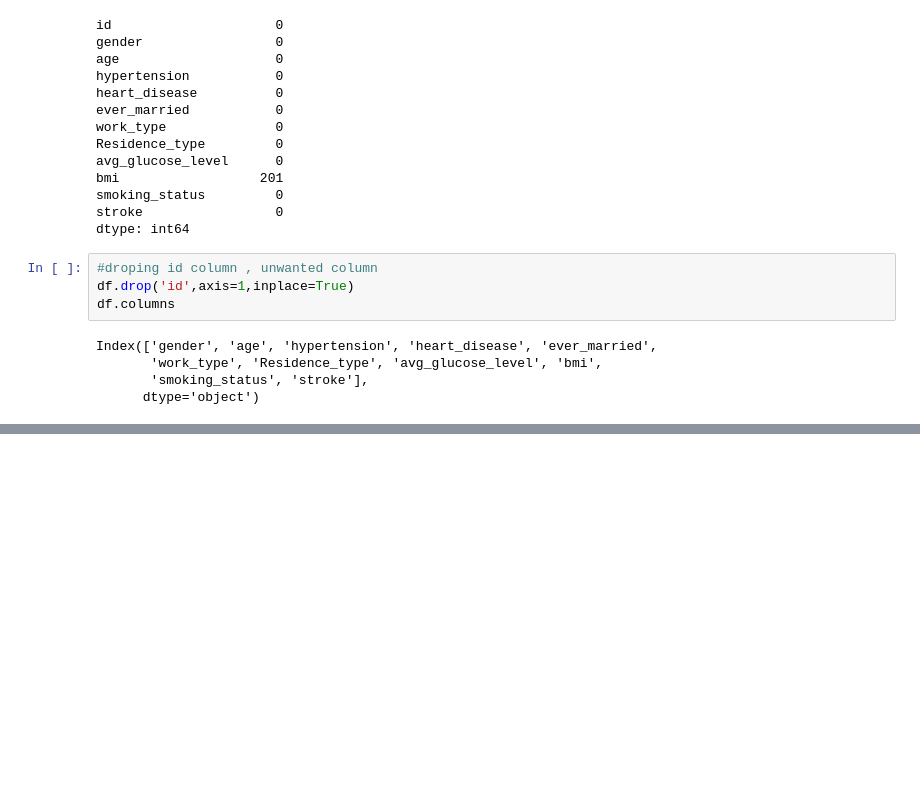
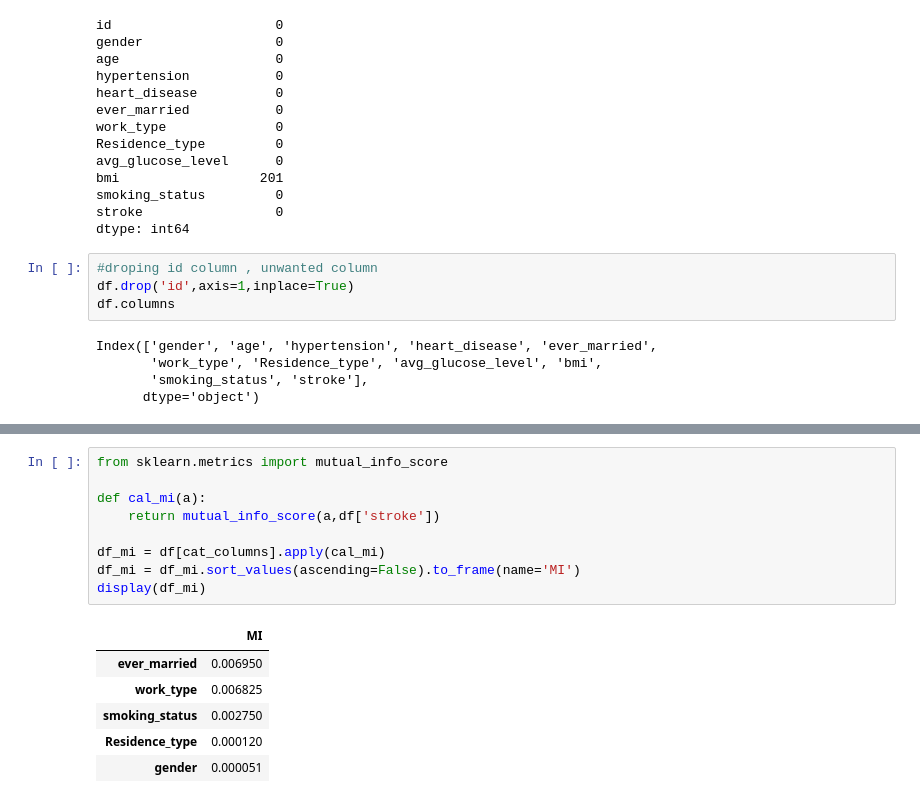
Before and after one commit to R0-0NE/Human_Stroke_Prediction, a Jupyter notebook: notebook/EDA.ipynb, the cells around one changed output, grey strips where cells are left out. Saved outputs shown, nothing was run; the diff lists cells and outputs as text; blank space fills up the shorter version.

```diff
--- a/notebook/EDA.ipynb
+++ b/notebook/EDA.ipynb
@@ -126,0 +139,16 @@ df1.head()
+# %%
+from sklearn.metrics import mutual_info_score
+
+def cal_mi(a):
+    return mutual_info_score(a,df['stroke'])
+
+df_mi = df[cat_columns].apply(cal_mi)
+df_mi = df_mi.sort_values(ascending=False).to_frame(name='MI')
+display(df_mi)
+# %% [output]
+|  | MI |
+| ever_married | 0.006950 |
+| work_type | 0.006825 |
+| smoking_status | 0.002750 |
+| Residence_type | 0.000120 |
+| gender | 0.000051 |
```
Also changed, not shown: parts of 12 cells of this notebook, 1 other file.
